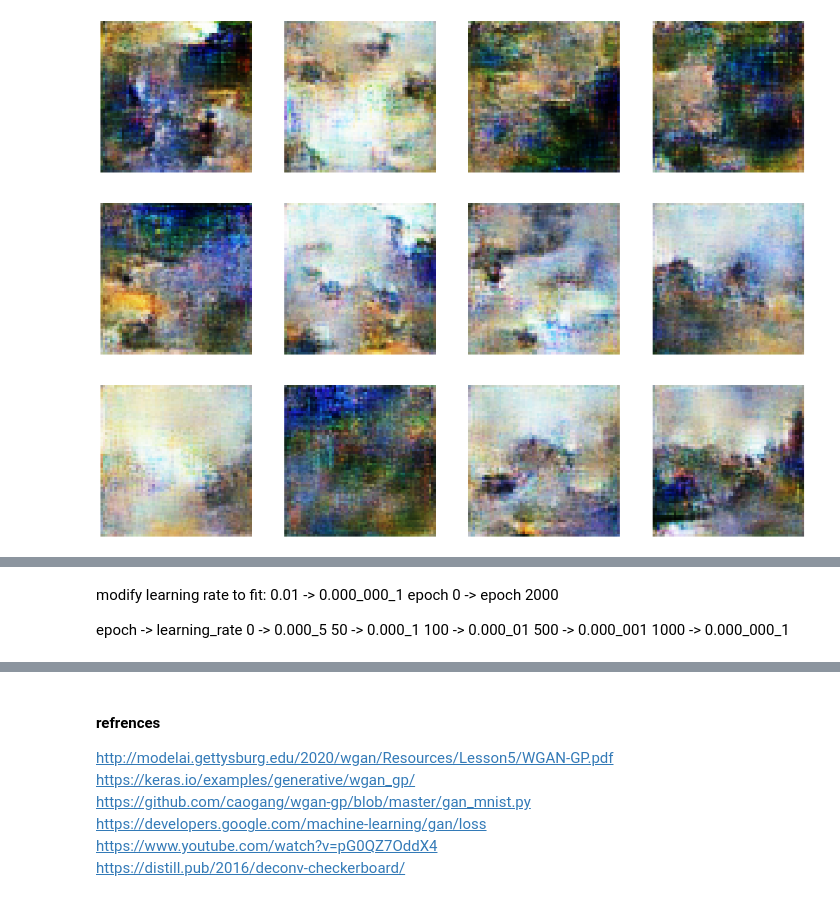
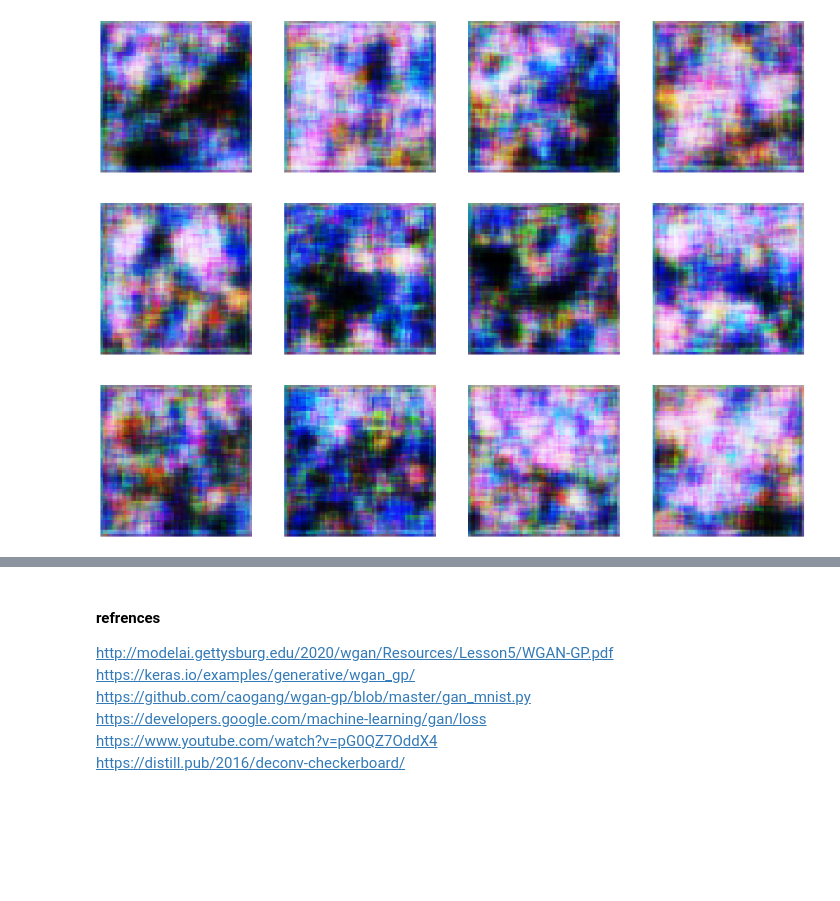
Before and after one commit to JohnStephens1/WGAN-GP, a Jupyter notebook: main.ipynb, the cells around one changed output, grey strips where cells are left out. Saved outputs shown, nothing was run; the diff lists cells and outputs as text; code cells hidden in the pictures; blank space fills up the shorter version.

```diff
--- a/main.ipynb
+++ b/main.ipynb
@@ -168,16 +181,9 @@ class Generator():
 		return -tf.reduce_mean(fake_predictions)
 # %%
 class Critic():
-	def __init__(self, input_size):
+	def __init__(self, input_size, optimizer):
 		self.input_size = input_size
-		lr_schedule = tf.keras.optimizers.schedules.ExponentialDecay(
-			initial_learning_rate=0.001,
-			decay_steps=6150,
-			decay_rate=0.96,
-			staircase=True
-		)
-		# self.optimizer = tf.keras.optimizers.Adam(1e-4, 0, 0.9)
-		self.optimizer = tf.keras.optimizers.Adam(lr_schedule, 0, 0.9)
+		self.optimizer = optimizer
 		self.model = self.build()
 
 	def __call__(self, inputs, training=False):
@@ -280,4 +288,17 @@ class GANMonitor(tf.keras.callbacks.Callback):
 
 		if epoch % 5 == 0:
 			f.savefig(Paths.COLLECTION_DIR/f'image_at_epoch_{epoch}.png', format='png', dpi=100)
+# %%
+class CustomLearningRateSchedule(tf.keras.optimizers.schedules.LearningRateSchedule):
+	def __init__(self, init_lr, final_lr, final_step):
+		self.init_lr = tf.cast(init_lr, 'float32')
+		self.final_lr = tf.cast(final_lr, 'float32')
+		self.final_step = tf.cast(final_step, 'float32')
+
+	def __call__(self, step):
+		return tf.cond(
+			tf.greater_equal(step, FINAL_STEP),
+			true_fn=lambda: self.final_lr,
+			false_fn=lambda: -(tf.sqrt(step * self.final_step) / self.final_step) * (self.init_lr - self.final_lr) + self.init_lr
+		)
 # %% [markdown]
@@ -286,9 +307,15 @@ class GANMonitor(tf.keras.callbacks.Callback):
 LATENT_DIM = 100
 # %%
 gan_monitor = GANMonitor()
+# %%
+generator_schedule = CustomLearningRateSchedule(init_lr=1e-4, final_lr=1e-5, final_step=FINAL_STEP)
+critic_schedule = CustomLearningRateSchedule(init_lr=1e-4, final_lr=1e-7, final_step=FINAL_STEP*5)
+
+generator_optimizer = tf.keras.optimizers.Adam(generator_schedule, 0, 0.9)
+critic_optimizer = tf.keras.optimizers.Adam(critic_schedule, 0, 0.9)
 # %%
-generator = Generator(LATENT_DIM)
-critic = Critic(IMAGE_SHAPE)
+generator = Generator(LATENT_DIM, generator_optimizer)
+critic = Critic(IMAGE_SHAPE, critic_optimizer)
 checkpoint = tf.train.Checkpoint(
 	generator_optimizer=generator.optimizer,
 	critic_optimizer=critic.optimizer,
@@ -303,9 +328,9 @@ NameError: name 'tf' is not defined
 wgan = WGAN(generator, critic, LATENT_DIM)
 wgan.compile()
 # %%
-EPOCHS = 2000
+EPOCHS = 5
 setup_folders(FOLDERS_TO_SETUP)
 history = wgan.fit(train_dataset, shuffle=True, epochs=EPOCHS, callbacks=[gan_monitor, tensorboard_cb], verbose=1)
 # history = wgan.fit(train_dataset, shuffle=True, epochs=EPOCHS, verbose=1)
 # %% [output]
-[figure, old version]
+[figure, new version]
@@ -314,11 +337,0 @@ Epoch 1165/2000
-# %% [markdown]
-modify learning rate to fit:
-0.01 -> 0.000_000_1
-epoch 0 -> epoch 2000
-
-epoch -> learning_rate
-0 -> 0.000_5
-50 -> 0.000_1
-100 -> 0.000_01
-500 -> 0.000_001
-1000 -> 0.000_000_1
```
Also changed, not shown: parts of 18 cells of this notebook.
